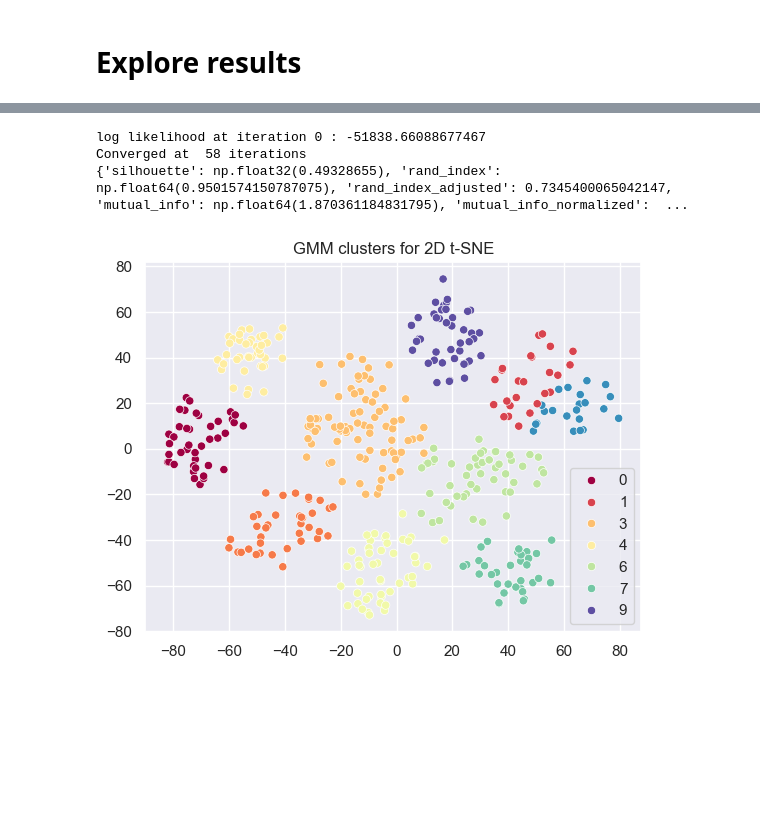
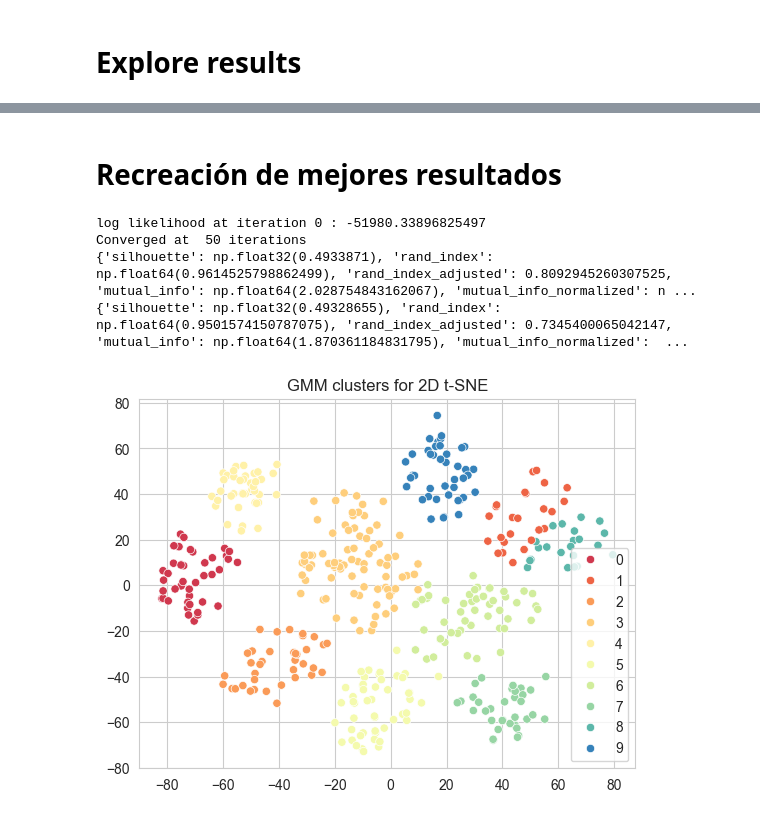
Before and after one commit to nayeli-guzman/clustering-human-activity, a Jupyter notebook: clustering-gmm.ipynb, the cells around one changed output, grey strips where cells are left out. Drawn from its saved outputs; the diff is of its cells as text; code cells hidden in the pictures; blank space fills up the shorter version.

```diff
--- a/clustering-gmm.ipynb
+++ b/clustering-gmm.ipynb
@@ -114,18 +120,25 @@ array([5, 5, 3, ..., 7, 9, 3], dtype=int32)
 # %% [markdown]
 # Plots: cómo debería verse la data después de las predicciones
 # %%
-fig, axs= plt.subplots(2, 2, figsize=(15, 12))
-sns.scatterplot(x=train_tsne_2d[:,0], y=train_tsne_2d[:,1],hue=y_train,palette='Spectral', ax=axs[0][0])
-sns.scatterplot(x=val_tsne_2d[:,0], y=val_tsne_2d[:,1],hue=y_val_encoded,palette='Spectral', ax=axs[0][1])
+fig, axs = plt.subplots(2, 2, figsize=(17, 12))
+sns.set_style('whitegrid')
+sns.scatterplot(x=train_tsne_2d[:, 0], y=train_tsne_2d[:, 1], hue=y_train_labels, palette='tab10', ax=axs[0][0], s=30)
+sns.scatterplot(x=val_tsne_2d[:, 0], y=val_tsne_2d[:, 1], hue=y_val.flatten(), palette='tab10', ax=axs[0][1], s=30)
 
-sns.scatterplot(x=train_umap_2d[:,0], y=train_umap_2d[:,1],hue=y_train,palette='Spectral', ax=axs[1][0])
-sns.scatterplot(x=val_umap_2d[:,0], y=val_umap_2d[:,1],hue=y_val_encoded,palette='Spectral', ax=axs[1][1])
+sns.scatterplot(x=train_umap_2d[:, 0], y=train_umap_2d[:, 1], hue=y_train_labels.flatten(), palette='tab10', ax=axs[1][0], s=30)
+sns.scatterplot(x=val_umap_2d[:, 0], y=val_umap_2d[:, 1], hue=y_val.flatten(), palette='tab10', ax=axs[1][1], s=30)
 
-axs[0][0].set_title('2D train with t-SNE')
-axs[0][1].set_title('2D test with t-SNE')
+axs[0][0].set_title('2D t-SNE train set')
+axs[0][1].set_title('2D t-SNE test set')
+axs[1][0].set_title('2D UMAP train set')
+axs[1][1].set_title('2D UMAP test set')
 
-axs[1][0].set_title('2D train with UMAP')
-axs[1][1].set_title('2D test with UMAP')
+for ax in axs.flat:
+    ax.set_xlabel('Component 1')
+    ax.set_ylabel('Component 2')
+    ax.grid(True)
+    ax.legend(bbox_to_anchor=(1.05, 1), loc='upper left')
 
+plt.tight_layout()
 plt.show()
 # %% [output]
@@ -219,17 +226,27 @@ summary
+# %% [markdown]
+# Recreación de mejores resultados
 # %%
 # recrear los mejores resultados ?
-# t-SNE 2D
-gmm = GMM.GMM(n_clusters=10, print_freq=200)
-gmm.fit(train_tsne_2d, centroids=kmeans_tsne_2d.centroids)
+# t-SNE 2D + OWN KMEANS++
+gmm = GMM.GMM(n_clusters=10, print_freq=200, tol=0.05)
+t_pred = gmm.fit_predict(train_tsne_2d, means=kmeans_tsne_2d.centroids)
 pred = gmm.predict(val_tsne_2d)
+pred = pd.Categorical(pred)
 metrics = calculate_clustering_metrics(X=val_tsne_2d, cluster_labels=pred, true_labels=y_val_encoded)
+print(calculate_clustering_metrics(X=train_tsne_2d, cluster_labels=t_pred, true_labels=y_train))
 print(metrics)
+
+# predicciones para submission
+# test_pred = gmm.predict(test_tsne_2d)
+# submission = pd.DataFrame({'youtube_id':test_ids.flatten(), 'label': test_pred.flatten()})
+# submission.to_csv('2d_tsne_gmm.csv', index=False)
 
 sns.scatterplot(x=val_tsne_2d[:,0], y=val_tsne_2d[:,1], hue=pred, palette='Spectral')
 plt.title('GMM clusters for 2D t-SNE')
 plt.show()
 # %% [output]
-log likelihood at iteration 0 : -51838.66088677467
-Converged at  58 iterations
+log likelihood at iteration 0 : -51980.33896825497
+Converged at  50 iterations
+{'silhouette': np.float32(0.4933871), 'rand_index': np.float64(0.9614525798862499), 'rand_index_adjusted': 0.8092945260307525, 'mutual_info': np.float64(2.028754843162067), 'mutual_info_normalized': n ...
 {'silhouette': np.float32(0.49328655), 'rand_index': np.float64(0.9501574150787075), 'rand_index_adjusted': 0.7345400065042147, 'mutual_info': np.float64(1.870361184831795), 'mutual_info_normalized':  ...
-[figure, old version]
+[figure, new version]
```
Also changed, not shown: parts of 15 cells of this notebook.
